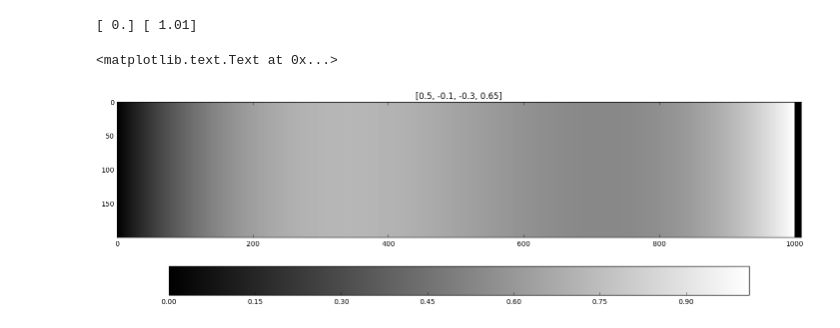
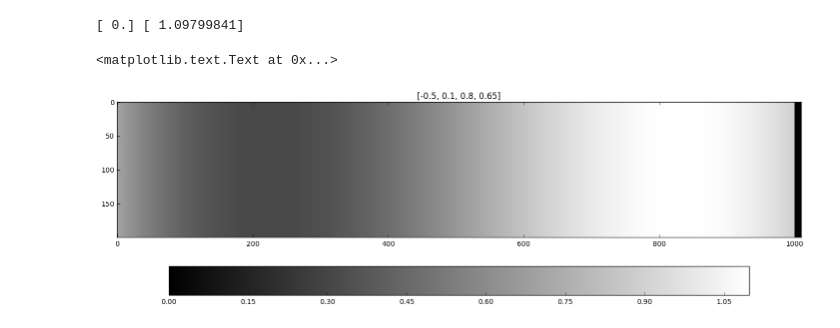
Before and after one commit to LCAV/surface-reconstruction, a Jupyter notebook: pattern.ipynb, the cells around one changed output. Drawn from its saved outputs; the diff is of its cells as text; code cells hidden in the pictures.

```diff
--- a/pattern.ipynb
+++ b/pattern.ipynb
@@ -7,19 +7,19 @@ from pylab import rcParams
 rcParams['figure.figsize'] = 10, 10
 %matplotlib inline
 # %%
-coef = [0.5, -0.1,-0.3, 0.65]
+coef = [-0.5, 0.1,0.8, 0.65]
 pol = SignalPolynomial(coef)
 t = np.linspace(-1.2, 1.2, 1000)
 row = pol.get_samples(t)
 row = np.concatenate([row, np.zeros(10)]).reshape(1010,1)
 print(min(row),max(row))
 mat = np.repeat(row, 200, axis=1)
 mat = mat.T
 plt.figure(figsize=(20,5))
 axs = plt.imshow(mat, cmap='gray', interpolation="nearest")
 plt.colorbar(orientation='horizontal')
 plt.title(str(coef))
 # %% [output]
-[ 0.] [ 1.01]
+[ 0.] [ 1.09799841]
 <matplotlib.text.Text at 0x...>
-[figure, old version]
+[figure, new version]
```
Also changed, not shown: 3 other files.
